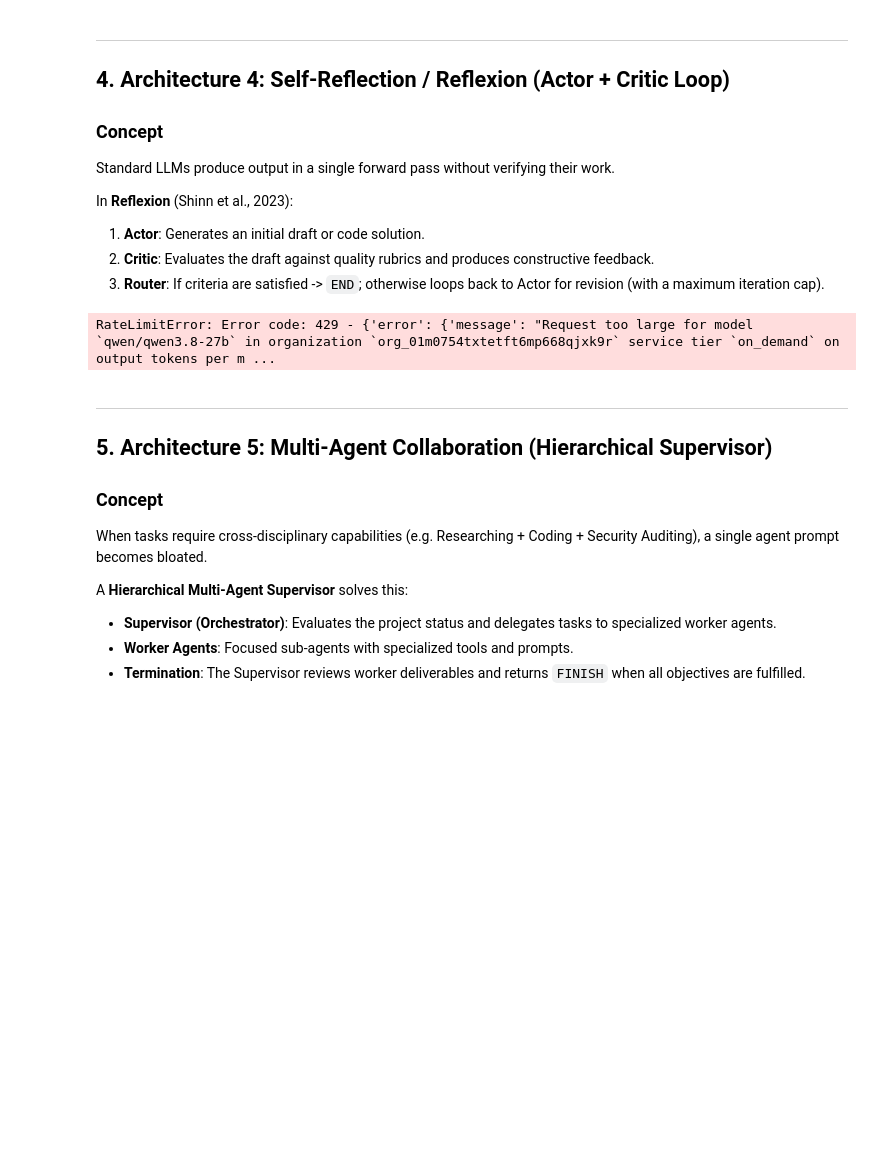
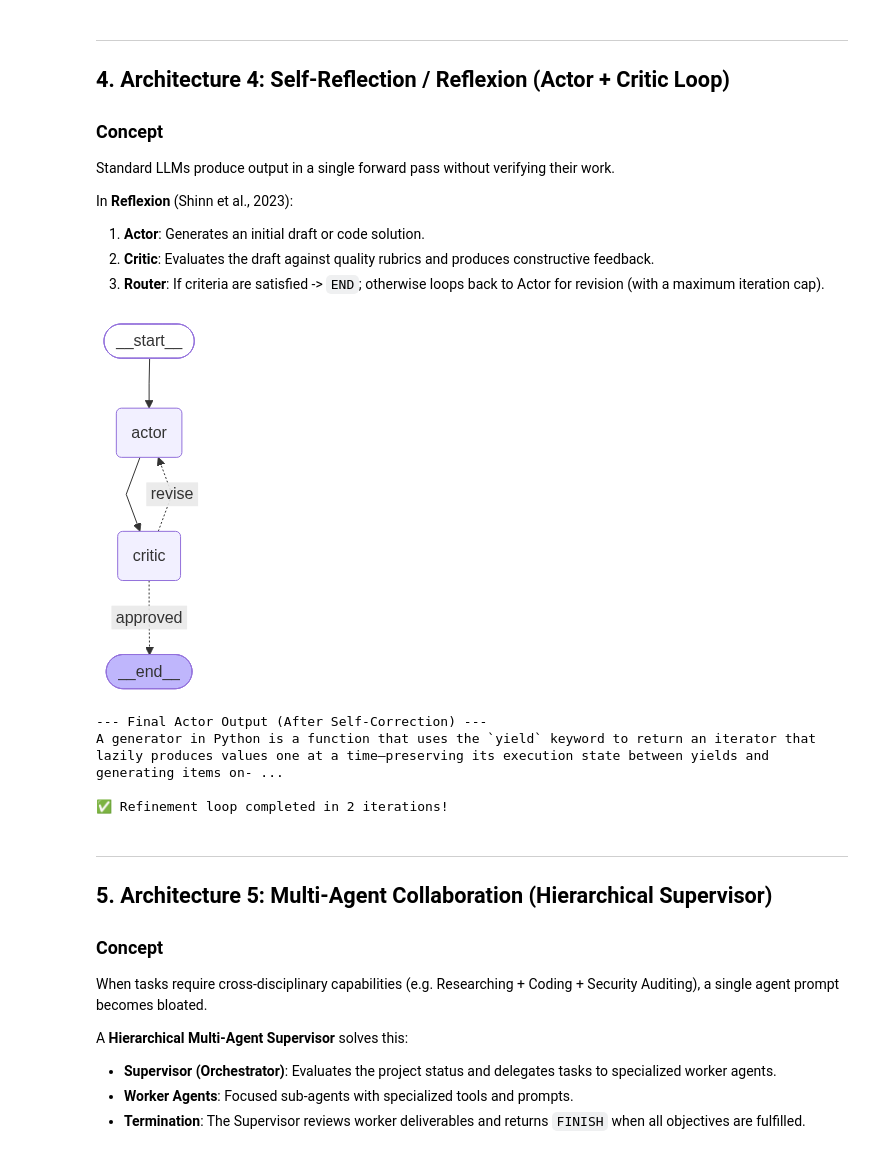
Before and after one commit to itsarpitgupta/RAG, a Jupyter notebook: 9-AgenticRAG/Agent_Architecture/agent_architectures.ipynb, the cells around one changed output. Drawn from its saved outputs; the diff is of its cells as text; code cells hidden in the pictures; blank space fills up the shorter version.

```diff
--- a/9-AgenticRAG/Agent_Architecture/agent_architectures.ipynb
+++ b/9-AgenticRAG/Agent_Architecture/agent_architectures.ipynb
@@ -284,34 +314,45 @@ def critic_node(state: ReflectionState):
         "If it meets both, reply with ONLY 'APPROVED'. Otherwise provide brief constructive critique."
     )
     res = free_model.invoke(prompt)
     content = res.content.strip()
     passed = "APPROVED" in content.upper() or state["iteration"] >= 2
     return {"critique": content, "is_approved": passed}
 
 # Router
 def check_approval(state: ReflectionState) -> str:
     return "approved" if state["is_approved"] else "revise"
 
 # Build Graph
 ref_builder = StateGraph(ReflectionState)
 ref_builder.add_node("actor", actor_node)
 ref_builder.add_node("critic", critic_node)
 
 ref_builder.add_edge(START, "actor")
 ref_builder.add_edge("actor", "critic")
 ref_builder.add_conditional_edges("critic", check_approval, {"approved": END, "revise": "actor"})
 
 reflection_agent = ref_builder.compile()
 
+# Visualize Self-Reflection Architecture
+from IPython.display import Image, display
+try:
+    display(Image(reflection_agent.get_graph().draw_mermaid_png()))
+except Exception:
+    print(reflection_agent.get_graph().draw_ascii())
+
 # Run Reflection
 task_desc = "What is a generator in Python?"
 output = reflection_agent.invoke({"task": task_desc, "iteration": 0, "is_approved": False})
 
 print("--- Final Actor Output (After Self-Correction) ---")
 print(output["draft"])
 print(f"\n✅ Refinement loop completed in {output['iteration']} iterations!")
 # %% [output]
+[figure, added]
-RateLimitError: Error code: 429 - {'error': {'message': "Request too large for model `qwen/qwen3.8-27b` in organization `org_01m0754txtetft6mp668qjxk9r` service tier `on_demand` on output tokens per m ...
+--- Final Actor Output (After Self-Correction) ---
+A generator in Python is a function that uses the `yield` keyword to return an iterator that lazily produces values one at a time—preserving its execution state between yields and generating items on‑ ...
+
+✅ Refinement loop completed in 2 iterations!
 # %% [markdown]
 ---
 ## 5. Architecture 5: Multi-Agent Collaboration (Hierarchical Supervisor)
```
Also changed, not shown: parts of 7 cells of this notebook, 18 other files.
